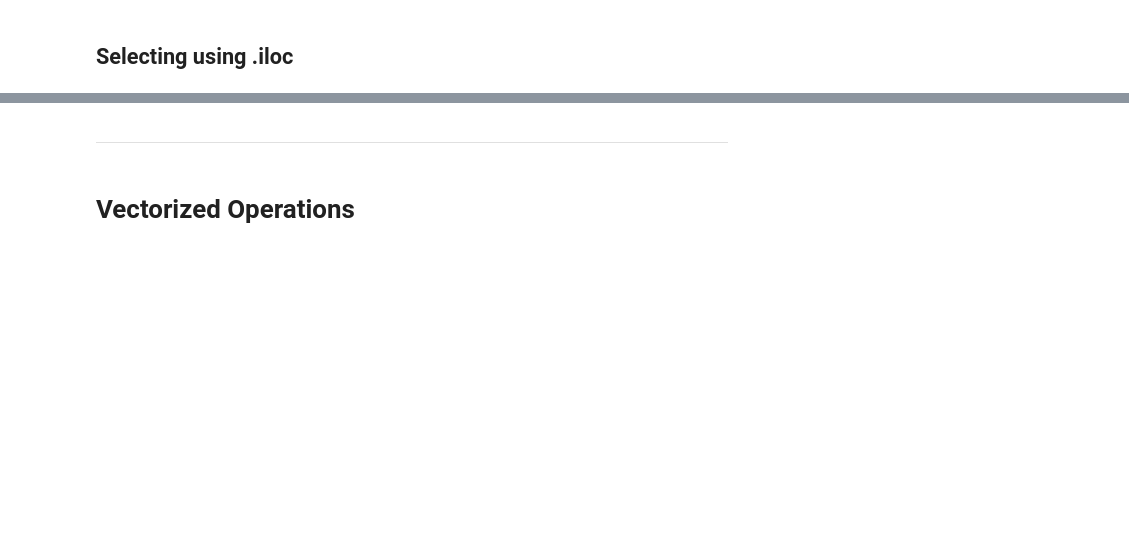
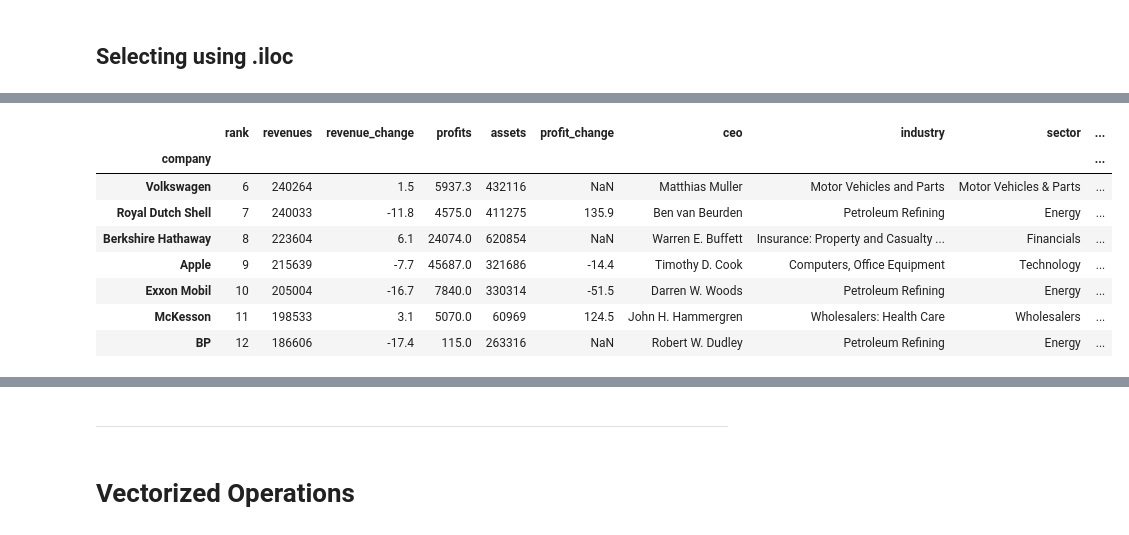
Before and after one commit to icta-tecaji/python-data-analysis-public, a Jupyter notebook: 03_Uvod_v_Pandas/03_Uvod_v_Pandas_CLEAN.ipynb, the cells around one changed output, grey strips where cells are left out. Saved outputs shown, nothing was run; the diff lists cells and outputs as text; code cells hidden in the pictures; blank space fills up the shorter version.

```diff
--- a/03_Uvod_v_Pandas/03_Uvod_v_Pandas_CLEAN.ipynb
+++ b/03_Uvod_v_Pandas/03_Uvod_v_Pandas_CLEAN.ipynb
@@ -726,0 +1029,12 @@ pd.get_dummies(s)
+# %%
+f500.iloc[5:12]
+# %% [output]
+|  | rank | revenues | revenue_change | profits | assets | profit_change | ceo | industry | sector | ... |
+| company |  |  |  |  |  |  |  |  |  | ... |
+| Volkswagen | 6 | 240264 | 1.5 | 5937.3 | 432116 | NaN | Matthias Muller | Motor Vehicles and Parts | Motor Vehicles & Parts | ... |
+| Royal Dutch Shell | 7 | 240033 | -11.8 | 4575.0 | 411275 | 135.9 | Ben van Beurden | Petroleum Refining | Energy | ... |
+| Berkshire Hathaway | 8 | 223604 | 6.1 | 24074.0 | 620854 | NaN | Warren E. Buffett | Insurance: Property and Casualty ... | Financials | ... |
+| Apple | 9 | 215639 | -7.7 | 45687.0 | 321686 | -14.4 | Timothy D. Cook | Computers, Office Equipment | Technology | ... |
+| Exxon Mobil | 10 | 205004 | -16.7 | 7840.0 | 330314 | -51.5 | Darren W. Woods | Petroleum Refining | Energy | ... |
+| McKesson | 11 | 198533 | 3.1 | 5070.0 | 60969 | 124.5 | John H. Hammergren | Wholesalers: Health Care | Wholesalers | ... |
+| BP | 12 | 186606 | -17.4 | 115.0 | 263316 | NaN | Robert W. Dudley | Petroleum Refining | Energy | ... |
```
Also changed, not shown: parts of 93 cells of this notebook.
